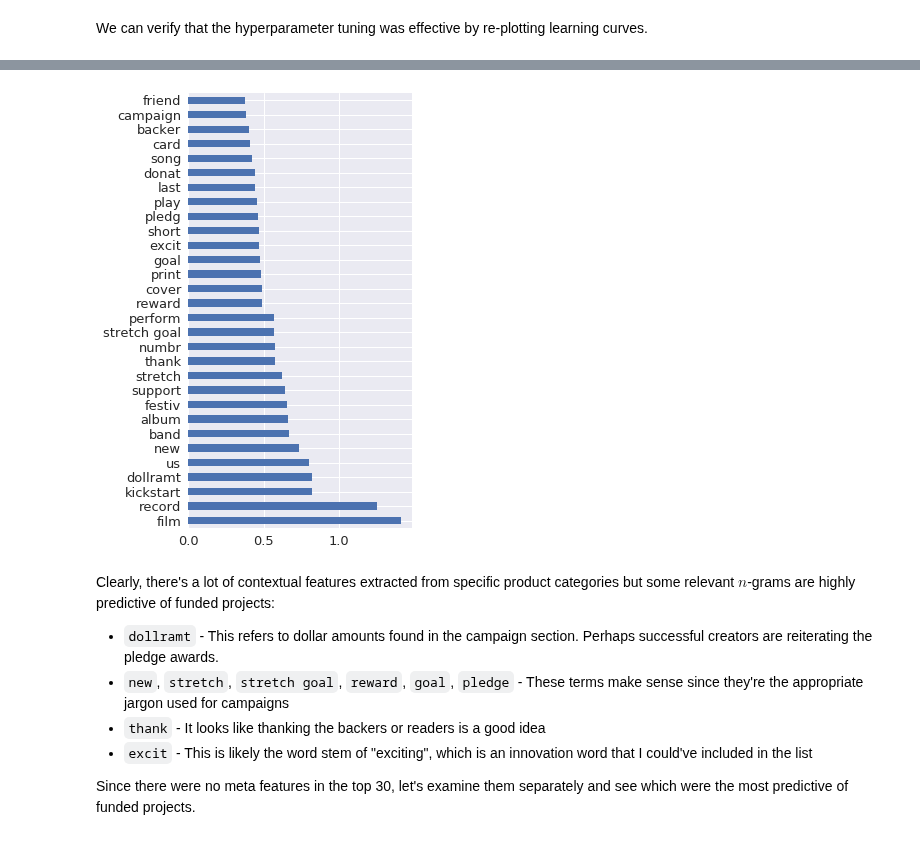
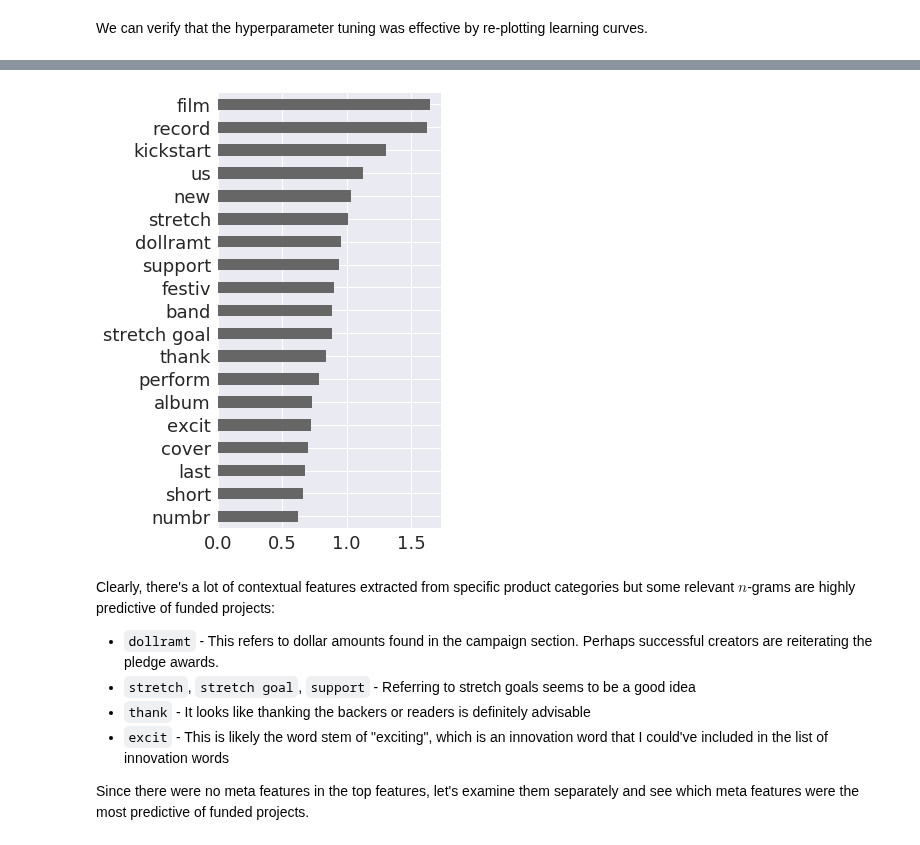
Before and after one commit to redwanhuq/campaign-critic, a Jupyter notebook: prototyping/prototyping-machine_learning.ipynb, the cells around one changed output, grey strips where cells are left out. Cells and saved outputs as stored; diff of their text form; code cells hidden in the pictures.

```diff
--- a/prototyping/prototyping-machine_learning.ipynb
+++ b/prototyping/prototyping-machine_learning.ipynb
@@ -315,0 +318,4 @@ As a starting point, we'll only train a model on the meta features. Out of curio
+# %%
+# Set the recommended number of iterations for SGD
+SGD_iterations = np.ceil(10 ** 6 / len(X_std))
+SGD_iterations
@@ -586,7 +582,7 @@ To determine the features that were most predictive of funded projects, we first
 # %%
-# Train a grid search model to identify the optimal hyperparameter
-grid_search.fit(X_full, y_enc)
+# Train the random hyperparameter search model
+random_search.fit(X_full, y_enc)
 
-# Display the optimal hyperparameter
-grid_search.best_params_
+# Display the optimal hyperparameters
+random_search.best_params_
 # %% [output]
@@ -596,6 +592,13 @@ Let's use this optimal hyperparameter value and train a model on the entire trai
 # %%
-# Train the classifier on the entire dataset using the optimal hyperparameter
-final_clf = LogisticRegression(C=grid_search.best_params_['C'])
+# Train the classifier on the entire dataset using the optimal hyperparameters
+final_clf = SGDClassifier(
+        loss='log',
+        penalty='elasticnet',
+        alpha=random_search.best_params_['alpha'],
+        l1_ratio=random_search.best_params_['l1_ratio'],
+        max_iter=SGD_iterations,
+        random_state=41
+)
 final_clf.fit(X_full, y_enc);
 # %% [markdown]
 We can verify that the hyperparameter tuning was effective by re-plotting learning curves.
@@ -637,26 +644,35 @@ We can now examine the top 30 features that were most predictive of funded proje
 # %%
 # Combine meta feature labels with n-gram labels
 all_features = features + vectorizer.get_feature_names()
 
 # Add the corresponding feature names to the parameters
 feature_ranks = pd.Series(
     final_clf.coef_.T.ravel(),
     index=all_features
-).sort_values(ascending=False)[:30]
+).sort_values(ascending=False)[:19][::-1]
 
-# Display a bar graph of the top 30 features
-feature_ranks.plot(kind='barh', legend=False, figsize=(4, 8));
+# Display a bar graph of the top features
+graph = feature_ranks.plot(
+    kind='barh',
+    legend=False,
+    figsize=(4, 8),
+    color='#666666'
+);
+
+# Save the figure
+#fig = graph.get_figure()
+#fig.savefig('ngrams', dpi=300, bbox_inches='tight');
 # %% [output]
-[figure, old version]
+[figure, new version]
 # %% [markdown]
 Clearly, there's a lot of contextual features extracted from specific product categories but some relevant $n$-grams are highly predictive of funded projects:
 
 - `dollramt` - This refers to dollar amounts found in the campaign section. Perhaps successful creators are reiterating the pledge awards.
-- `new`, `stretch`, `stretch goal`, `reward`, `goal`, `pledge` - These terms make sense since they're the appropriate jargon used for campaigns
-- `thank` - It looks like thanking the backers or readers is a good idea
-- `excit` - This is likely the word stem of "exciting", which is an innovation word that I could've included in the list
+- `stretch`, `stretch goal`, `support` - Referring to stretch goals seems to be a good idea
+- `thank` - It looks like thanking the backers or readers is definitely advisable
+- `excit` - This is likely the word stem of "exciting", which is an innovation word that I could've included in the list of innovation words
 
-Since there were no meta features in the top 30, let's examine them separately and see which were the most predictive of funded projects.
+Since there were no meta features in the top features, let's examine them separately and see which meta features were the most predictive of funded projects.
 # %%
 # Add the corresponding meta feature names to the parameters
 meta_feature_ranks = pd.Series(
```
Also changed, not shown: parts of 37 cells of this notebook, 1 other file.
